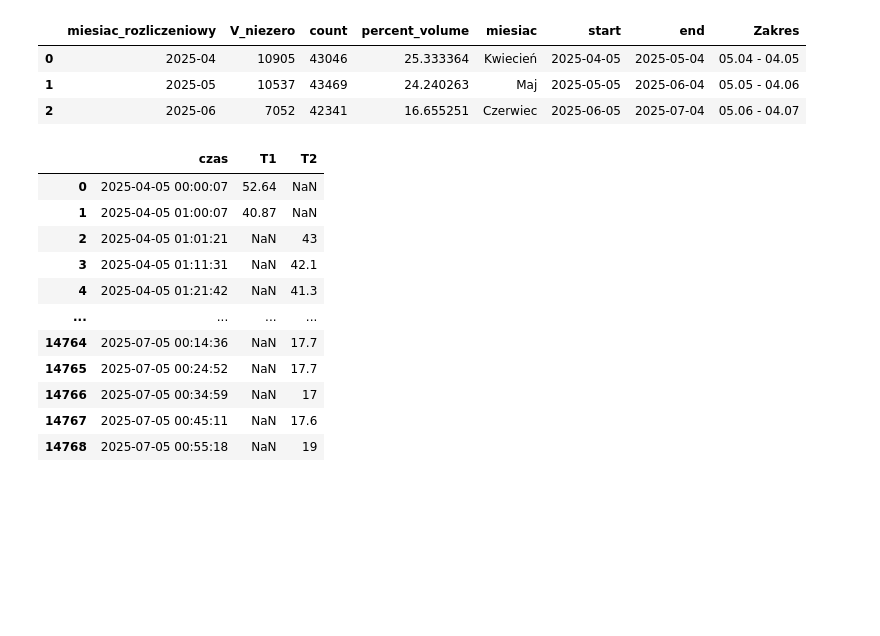
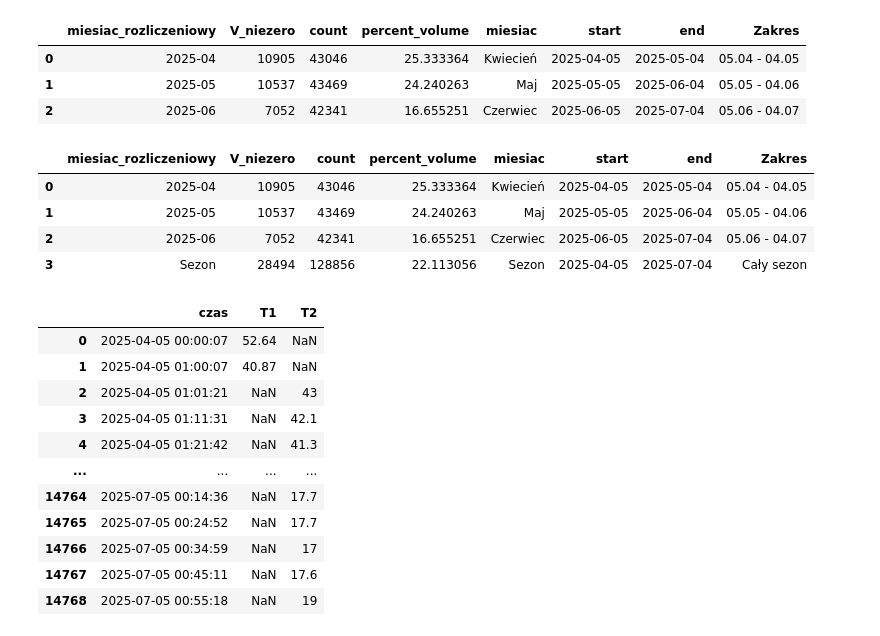
Before and after one commit to martynabocian/martynabocian.github.io, a Jupyter notebook: Charts.ipynb, the cells around one changed output. Saved outputs shown, nothing was run; the diff lists cells and outputs as text; code cells hidden in the pictures; blank space fills up the shorter version.

Commit message:
Add seasonal usage of energy into charts & reanme the generation of sezonowe_zuzycie_ciepla

```diff
--- a/Charts.ipynb
+++ b/Charts.ipynb
@@ -1950,6 +1950,29 @@ df_belimo_volume_per_month
 | 0 | 2025-04 | 10905 | 43046 | 25.333364 | Kwiecień | 2025-04-05 | 2025-05-04 | 05.04 - 04.05 |
 | 1 | 2025-05 | 10537 | 43469 | 24.240263 | Maj | 2025-05-05 | 2025-06-04 | 05.05 - 04.06 |
 | 2 | 2025-06 | 7052 | 42341 | 16.655251 | Czerwiec | 2025-06-05 | 2025-07-04 | 05.06 - 04.07 |
+# %%
+# policz sumy
+sum_row = pd.DataFrame([{
+    "miesiac_rozliczeniowy": "Sezon",
+    "V_niezero": df_belimo_volume_per_month["V_niezero"].sum(),
+    "count": df_belimo_volume_per_month["count"].sum(),
+    "percent_volume": df_belimo_volume_per_month["V_niezero"].sum() / df_belimo_volume_per_month["count"].sum() * 100,
+    "miesiac": "Sezon",
+    "start": df_belimo_volume_per_month["start"].min(),
+    "end": df_belimo_volume_per_month["end"].max(),
+    "Zakres": "Cały sezon"
+}])
+
+# dodaj do df_belimo_volume_per_month
+df_belimo_volume_per_month_with_season = pd.concat([df_belimo_volume_per_month, sum_row], ignore_index=True)
+# %%
+df_belimo_volume_per_month_with_season
+# %% [output]
+|  | miesiac_rozliczeniowy | V_niezero | count | percent_volume | miesiac | start | end | Zakres |
+| 0 | 2025-04 | 10905 | 43046 | 25.333364 | Kwiecień | 2025-04-05 | 2025-05-04 | 05.04 - 04.05 |
+| 1 | 2025-05 | 10537 | 43469 | 24.240263 | Maj | 2025-05-05 | 2025-06-04 | 05.05 - 04.06 |
+| 2 | 2025-06 | 7052 | 42341 | 16.655251 | Czerwiec | 2025-06-05 | 2025-07-04 | 05.06 - 04.07 |
+| 3 | Sezon | 28494 | 128856 | 22.113056 | Sezon | 2025-04-05 | 2025-07-04 | Cały sezon |
 # %%
 import plotly.express as px
 
```
Also changed, not shown: parts of 2 cells of this notebook, 2 other files.
